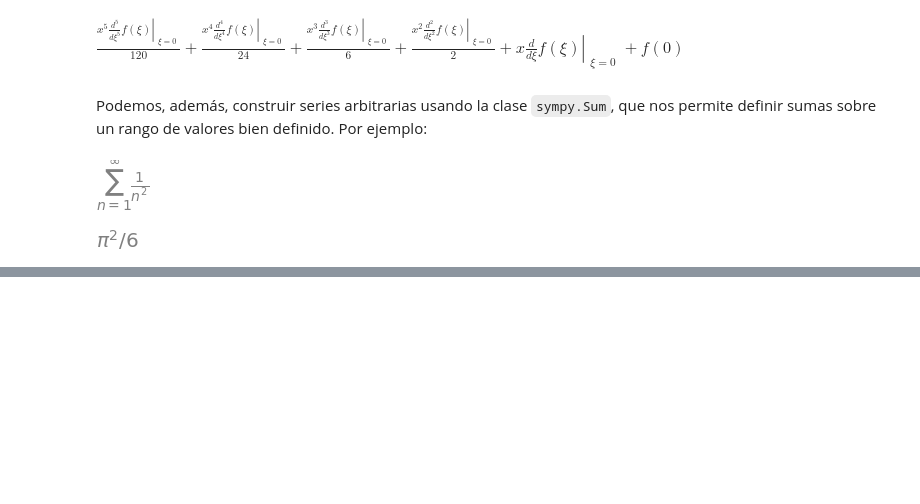
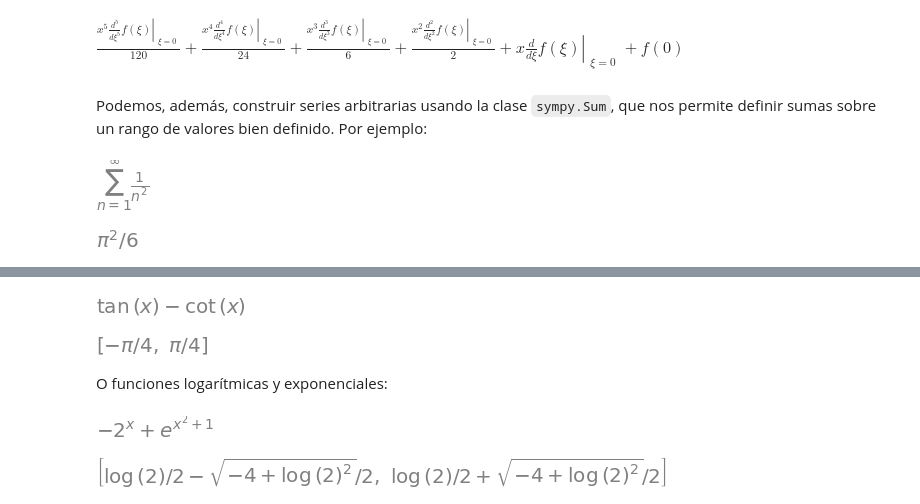
Before and after one commit to rquezadac/udd_data_analytics_lectures, a Jupyter notebook: seccion_04_scipy/clase_4_2.ipynb, the cells around one changed output, grey strips where cells are left out. Cells and saved outputs as stored; diff of their text form; code cells hidden in the pictures; blank space fills up the shorter version.

```diff
--- a/seccion_04_scipy/clase_4_2.ipynb
+++ b/seccion_04_scipy/clase_4_2.ipynb
@@ -1060,0 +1105,15 @@ s.doit()
+# %%
+# Definimos la expresión a resolver.
+e = sympy.tan(x) - sympy.cot(x)
+# %%
+# Mostramos la expresión correspondiente.
+e
+# %% [output]
+[figure, added]
+# %%
+# Resolvemos la ecuación e = 0.
+sympy.solve(e, x)
+# %% [output]
+[figure, added]
+# %% [markdown]
+O funciones logarítmicas y exponenciales:
@@ -1060,0 +1123,10 @@ s.doit()
+# %%
+# Mostramos la expresión correspondiente.
+e
+# %% [output]
+[figure, added]
+# %%
+# Resolvemos la ecuación e = 0.
+sympy.solve(e, x)
+# %% [output]
+[figure, added]
```
Also changed, not shown: parts of 25 cells of this notebook.
